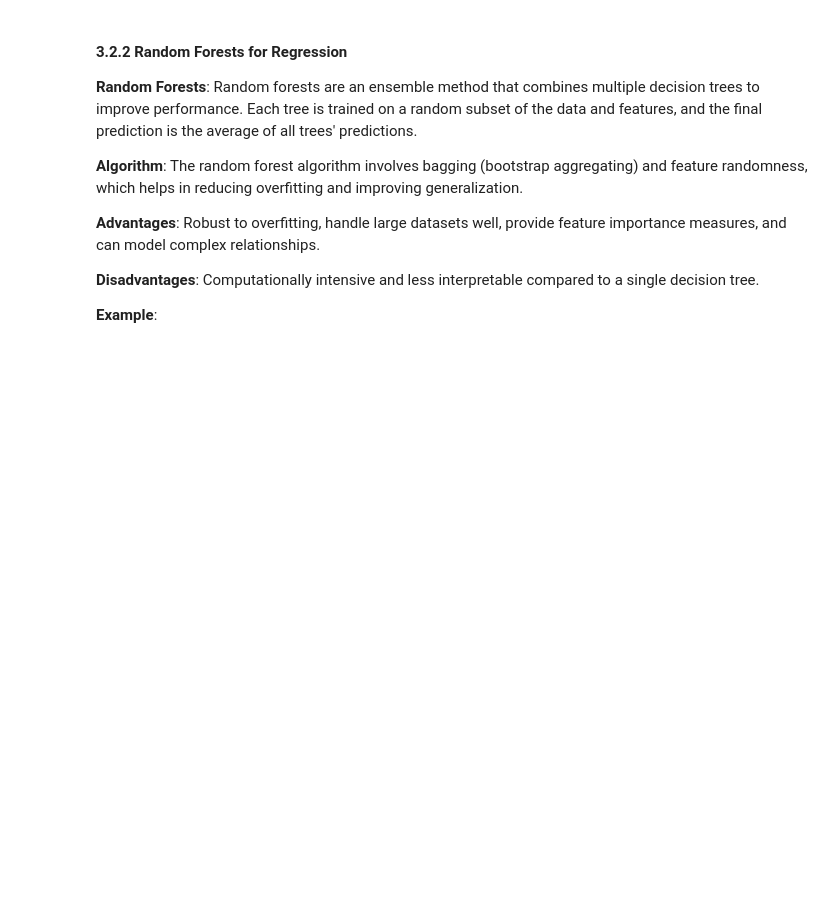
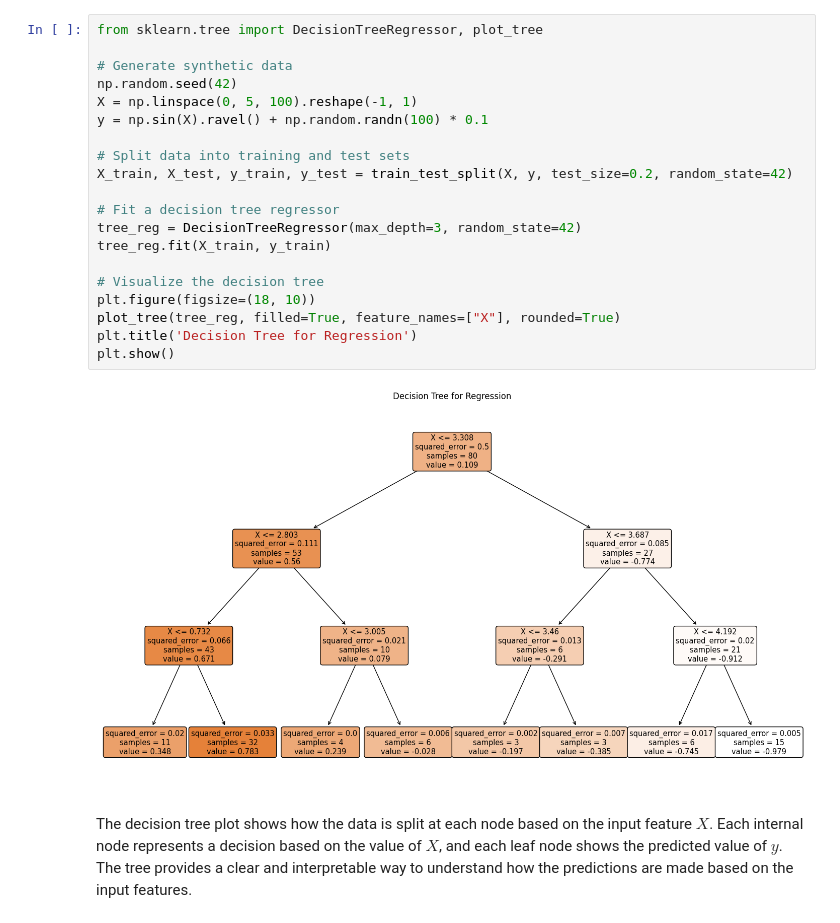
Before and after one commit to dcacciarelli/my-causality-book, a Jupyter notebook: _build/jupyter_execute/notebooks/review_ML.ipynb, the cells around one changed output. Saved outputs shown, nothing was run; the diff lists cells and outputs as text; blank space fills up the shorter version.

```diff
--- a/_build/jupyter_execute/notebooks/review_ML.ipynb
+++ b/_build/jupyter_execute/notebooks/review_ML.ipynb
@@ -125,12 +175,24 @@ plt.show()
-# %% [markdown]
-#### 3.2.2 Random Forests for Regression
-
-**Random Forests**: Random forests are an ensemble method that combines multiple decision trees to improve performance. Each tree is trained on a random subset of the data and features, and the final prediction is the average of all trees' predictions.
-
-**Algorithm**: The random forest algorithm involves bagging (bootstrap aggregating) and feature randomness, which helps in reducing overfitting and improving generalization.
-
-**Advantages**: Robust to overfitting, handle large datasets well, provide feature importance measures, and can model complex relationships.
-
-**Disadvantages**: Computationally intensive and less interpretable compared to a single decision tree.
-
-**Example**:
+# %%
+from sklearn.tree import DecisionTreeRegressor, plot_tree
+
+# Generate synthetic data
+np.random.seed(42)
+X = np.linspace(0, 5, 100).reshape(-1, 1)
+y = np.sin(X).ravel() + np.random.randn(100) * 0.1
+
+# Split data into training and test sets
+X_train, X_test, y_train, y_test = train_test_split(X, y, test_size=0.2, random_state=42)
+
+# Fit a decision tree regressor
+tree_reg = DecisionTreeRegressor(max_depth=3, random_state=42)
+tree_reg.fit(X_train, y_train)
+
+# Visualize the decision tree
+plt.figure(figsize=(18, 10))
+plot_tree(tree_reg, filled=True, feature_names=["X"], rounded=True)
+plt.title('Decision Tree for Regression')
+plt.show()
+# %% [output]
+[figure, added]
+# %% [markdown]
+The decision tree plot shows how the data is split at each node based on the input feature $X$. Each internal node represents a decision based on the value of $X$, and each leaf node shows the predicted value of $y$. The tree provides a clear and interpretable way to understand how the predictions are made based on the input features.
```
Also changed, not shown: parts of 17 cells of this notebook, 34 other files.
